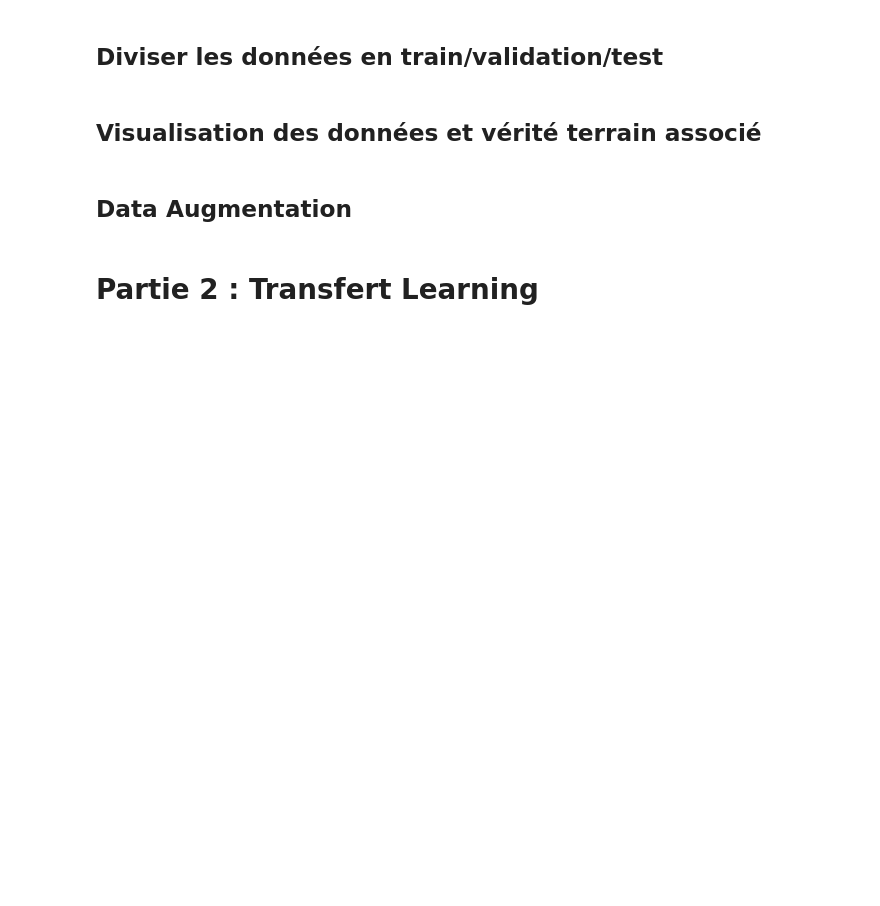
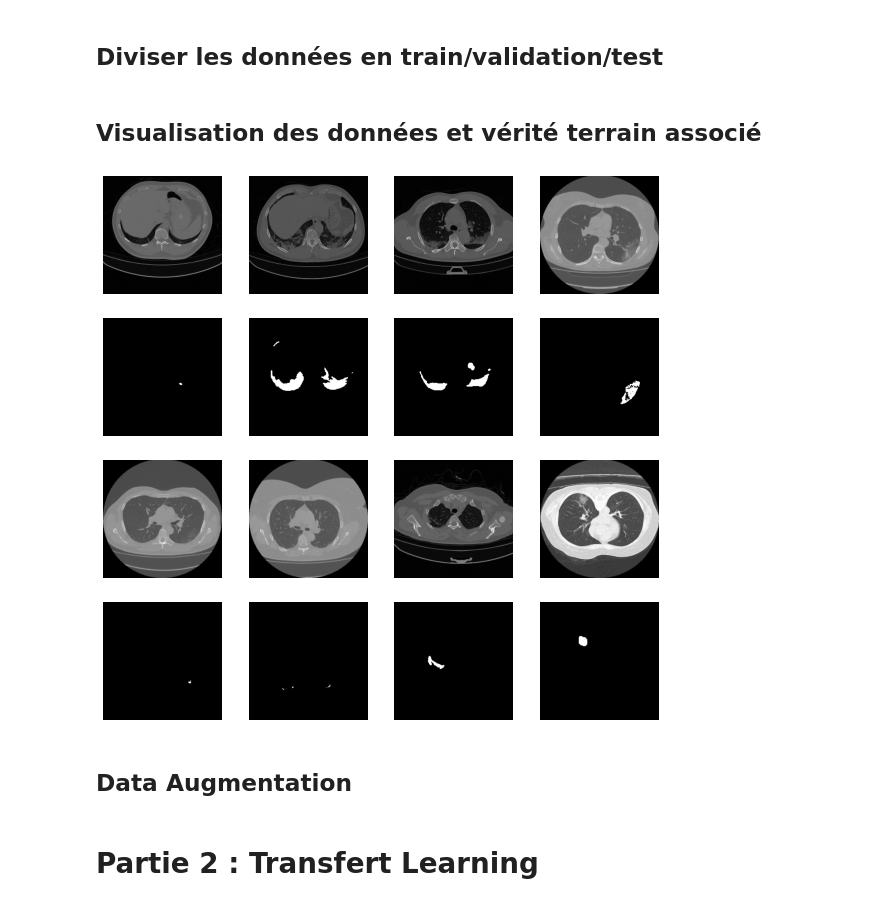
Before and after one commit to CassiaFa/Segmentation_lesion_pulmonaire, a Jupyter notebook: Segmentation_lesion_pulmonaire.ipynb, the cells around one changed output. Drawn from its saved outputs; the diff is of its cells as text; code cells hidden in the pictures; blank space fills up the shorter version.

```diff
--- a/Segmentation_lesion_pulmonaire.ipynb
+++ b/Segmentation_lesion_pulmonaire.ipynb
@@ -7 +21,6 @@
+# %%
+os.chdir('/content/drive/MyDrive/Segmentation_lesion_pulmonaire/')
+cwd = os.getcwd()
+data_dir = os.path.join(cwd,"CT_Scan_Lesion_Segmentation","frames")
+label_dir = os.path.join(cwd,"CT_Scan_Lesion_Segmentation","masks")
 # %% [markdown]
@@ -11,2 +28,21 @@
+# %%
+Data = []
+Label = []
+
+width = 224
+height = 224
+
+for i in tqdm(os.listdir(data_dir)):
+  # try:
+    Data.append(cv2.resize(cv2.imread(os.path.join(data_dir, i)), (width, height))/255)
+    # try:
+    mask_o = cv2.resize(cv2.imread(os.path.join(label_dir, i), cv2.IMREAD_GRAYSCALE), (width, height))
+    # except:
+    #   print("\n", i, " - mask")
+    mask = np.zeros(shape=(height, width, 1), dtype=np.float32)
+    mask[:,:,0][mask_o==255]=1.
+    Label.append(mask)
+  # except:
+  #   print("\n", i, " - data")
 # %% [markdown]
 ## Diviser les données en train/validation/test
@@ -12,0 +52,2 @@
+# %%
+X_train, X_test, y_train, y_test = train_test_split(Data, Label, train_size=.8)
@@ -13,4 +57,20 @@
 # %% [markdown]
 ## Visualisation des données et vérité terrain associé
+# %%
+fig, axs = plt.subplots(4, 4, figsize = (10,10))
+
+cpt = 0
+
+for i in [0, 2]:
+  for j in range(4):
+    axs[i, j].imshow(X_train[cpt])
+    axs[i, j].axis("off")
+    axs[i+1, j].imshow(np.reshape(y_train[cpt],(width, height)), cmap="gray")
+    axs[i+1, j].axis("off")
+    plt.show
+
+    cpt += 1
+# %% [output]
+[figure, added]
 # %% [markdown]
 ## Data Augmentation
```
Also changed, not shown: parts of 25 cells of this notebook.
